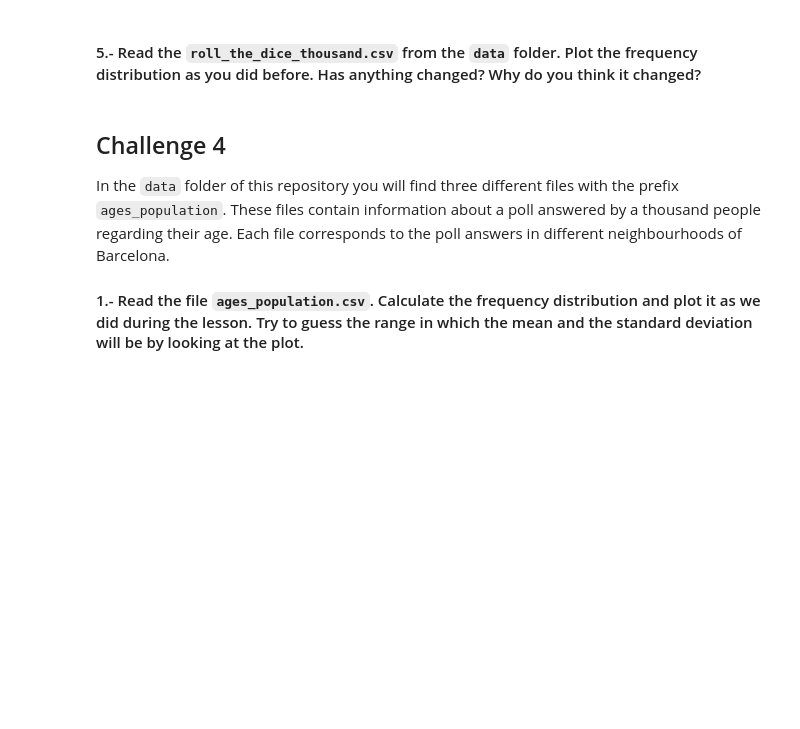
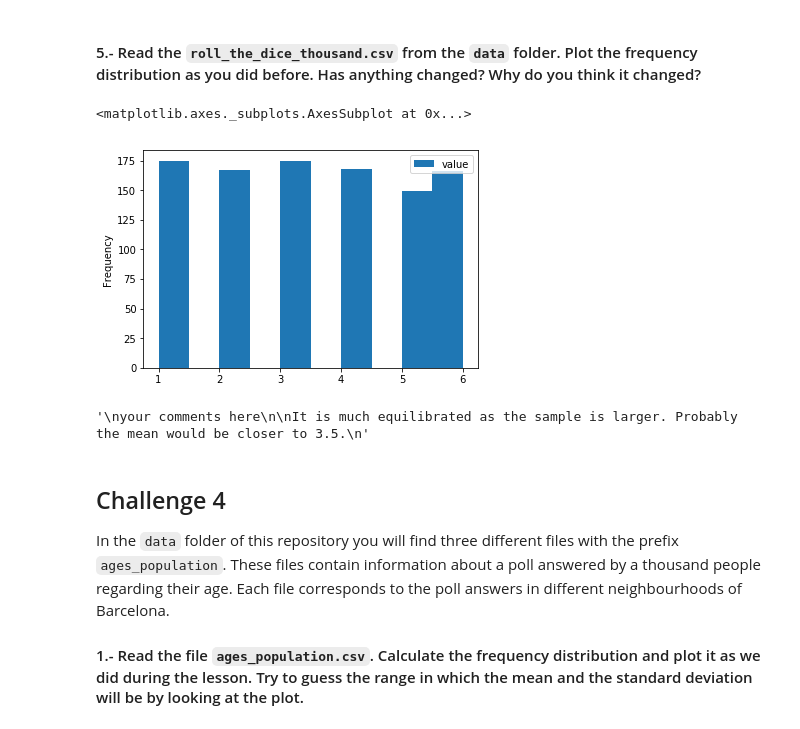
Before and after one commit to ta-data-bcn/descriptive-stats, a Jupyter notebook: your-code/main.ipynb, the cells around one changed output. Drawn from its saved outputs; the diff is of its cells as text; code cells hidden in the pictures; blank space fills up the shorter version.

```diff
--- a/your-code/main.ipynb
+++ b/your-code/main.ipynb
@@ -132,3 +173,18 @@ your comments here
+# %%
+# your code here
+q5 = pd.read_csv('../data/roll_the_dice_thousand.csv').drop(['Unnamed: 0'], axis=1)
+q5.plot(kind='hist', x='roll')
+# %% [output]
+<matplotlib.axes._subplots.AxesSubplot at 0x...>
+[figure, added]
+# %%
+"""
+your comments here
+
+It is much equilibrated as the sample is larger. Probably the mean would be closer to 3.5.
+"""
+# %% [output]
+'\nyour comments here\n\nIt is much equilibrated as the sample is larger. Probably the mean would be closer to 3.5.\n'
 # %% [markdown]
 ## Challenge 4
 In the `data` folder of this repository you will find three different files with the prefix `ages_population`. These files contain information about a poll answered by a thousand people regarding their age. Each file corresponds to the poll answers in different neighbourhoods of Barcelona.
```
Also changed, not shown: parts of 44 cells of this notebook.
